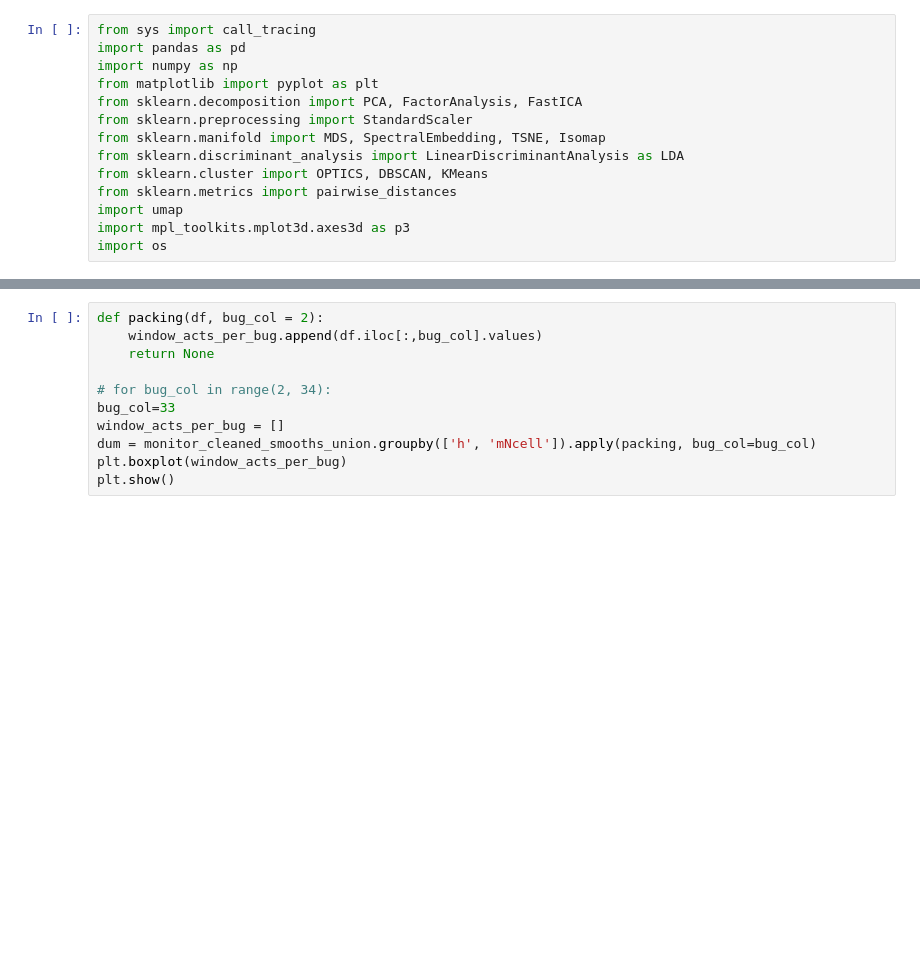
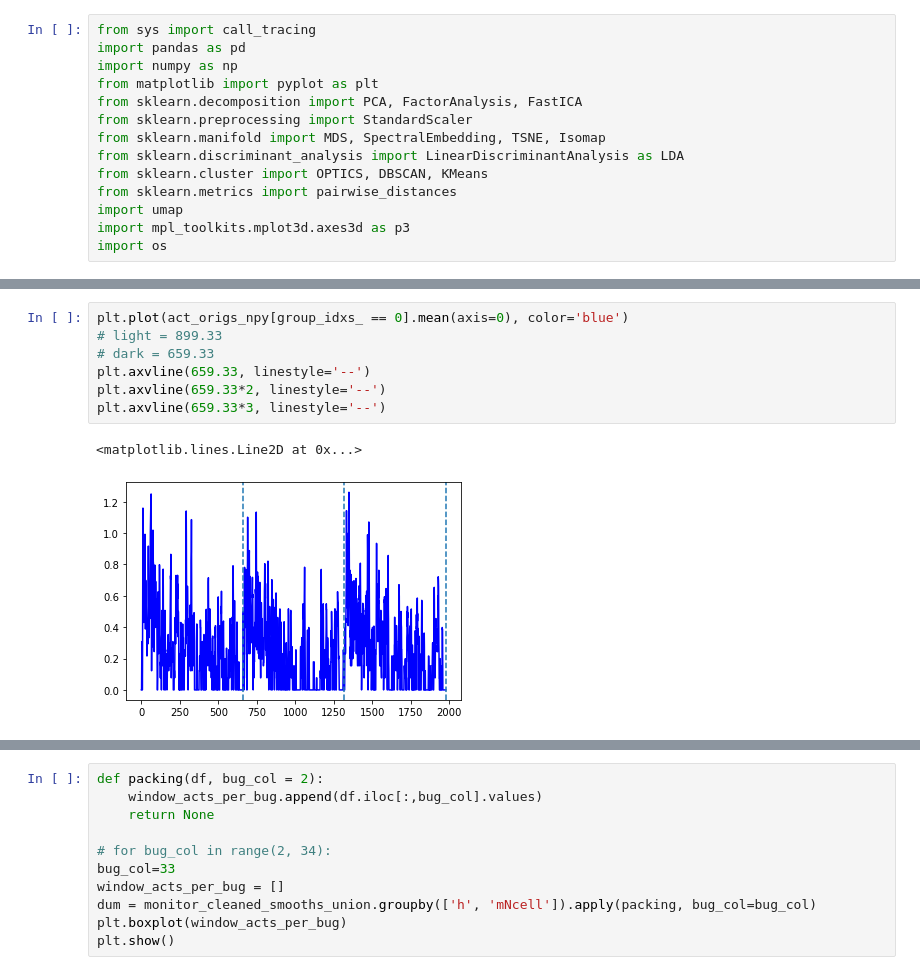
Before and after one commit to CLan2021/beetle, a Jupyter notebook: locomotor_activity/beetle-loc-analysis.ipynb, the cells around one changed output, grey strips where cells are left out. Saved outputs shown, nothing was run; the diff lists cells and outputs as text; blank space fills up the shorter version.

```diff
--- a/locomotor_activity/beetle-loc-analysis.ipynb
+++ b/locomotor_activity/beetle-loc-analysis.ipynb
@@ -237,0 +502,10 @@ enc.categories_
+# %%
+plt.plot(act_origs_npy[group_idxs_ == 0].mean(axis=0), color='blue')
+# light = 899.33
+# dark = 659.33
+plt.axvline(659.33, linestyle='--')
+plt.axvline(659.33*2, linestyle='--')
+plt.axvline(659.33*3, linestyle='--')
+# %% [output]
+<matplotlib.lines.Line2D at 0x...>
+[figure, added]
```
Also changed, not shown: parts of 44 cells of this notebook, 1 other file.
